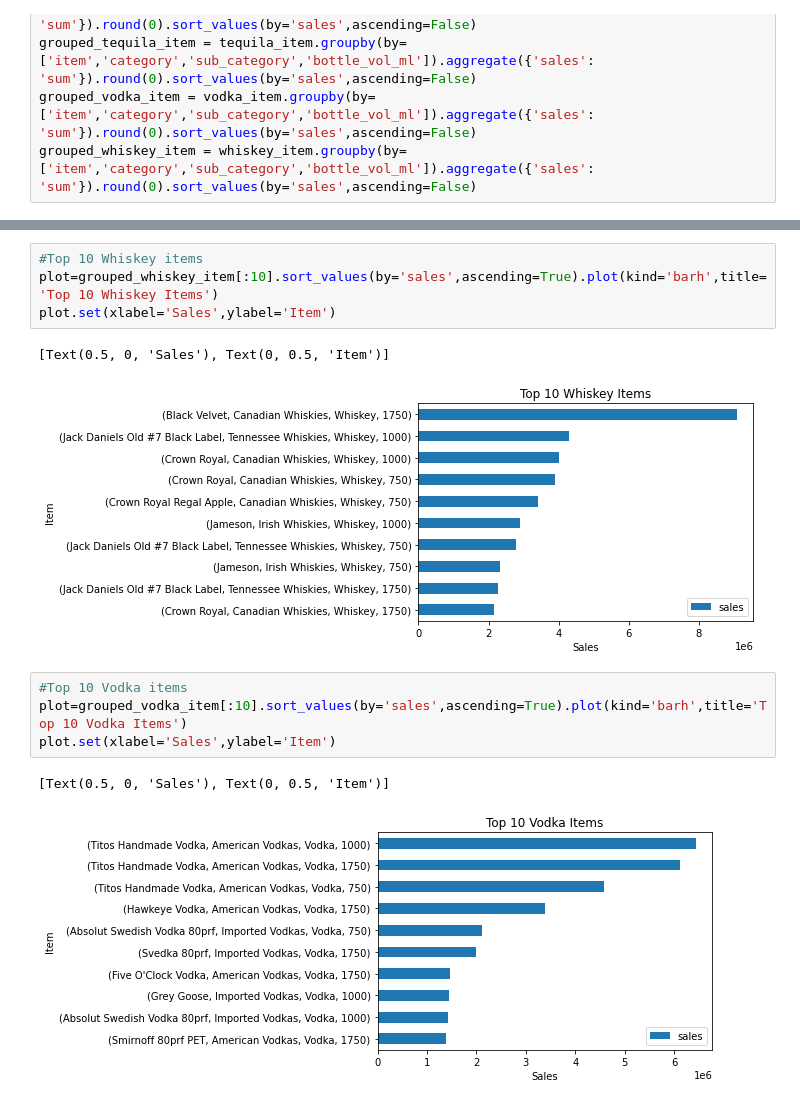
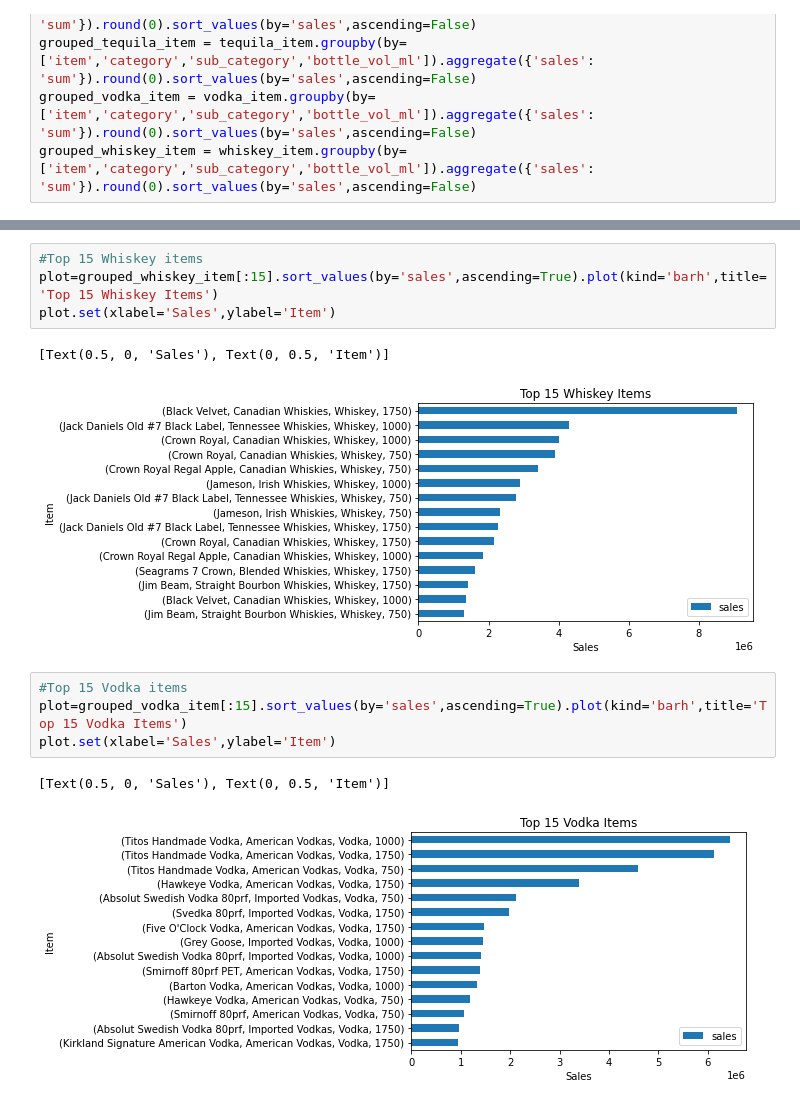
Before and after one commit to dyrk01/Kaggle_Projects, a Jupyter notebook: Iowa Alcohol Sales/code/analysis.ipynb, the cells around one changed output, grey strips where cells are left out. Cells and saved outputs as stored; diff of their text form.

```diff
--- a/Iowa Alcohol Sales/code/analysis.ipynb
+++ b/Iowa Alcohol Sales/code/analysis.ipynb
@@ -456,16 +383,16 @@ plot.set(xlabel='Sales',ylabel='Item')
 [Text(0.5, 0, 'Sales'), Text(0, 0.5, 'Item')]
 [figure]
 # %%
-#Top 10 Whiskey items
-plot=grouped_whiskey_item[:10].sort_values(by='sales',ascending=True).plot(kind='barh',title='Top 10 Whiskey Items')
+#Top 15 Whiskey items
+plot=grouped_whiskey_item[:15].sort_values(by='sales',ascending=True).plot(kind='barh',title='Top 15 Whiskey Items')
 plot.set(xlabel='Sales',ylabel='Item')
 # %% [output]
 [Text(0.5, 0, 'Sales'), Text(0, 0.5, 'Item')]
-[figure, old version]
+[figure, new version]
 # %%
-#Top 10 Vodka items
-plot=grouped_vodka_item[:10].sort_values(by='sales',ascending=True).plot(kind='barh',title='Top 10 Vodka Items')
+#Top 15 Vodka items
+plot=grouped_vodka_item[:15].sort_values(by='sales',ascending=True).plot(kind='barh',title='Top 15 Vodka Items')
 plot.set(xlabel='Sales',ylabel='Item')
 # %% [output]
 [Text(0.5, 0, 'Sales'), Text(0, 0.5, 'Item')]
-[figure, old version]
+[figure, new version]
```
Also changed, not shown: parts of 22 cells of this notebook, 1 other file.
